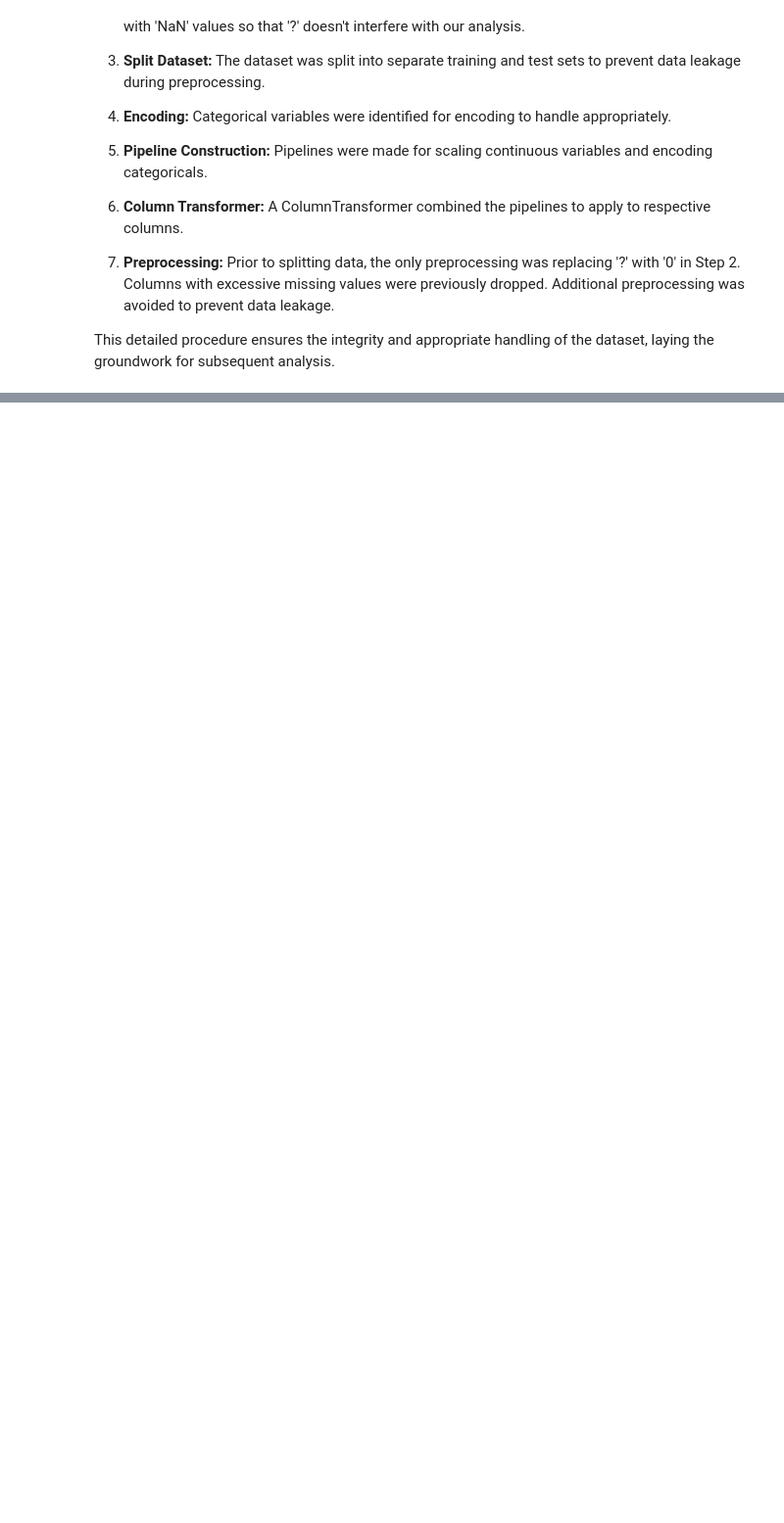
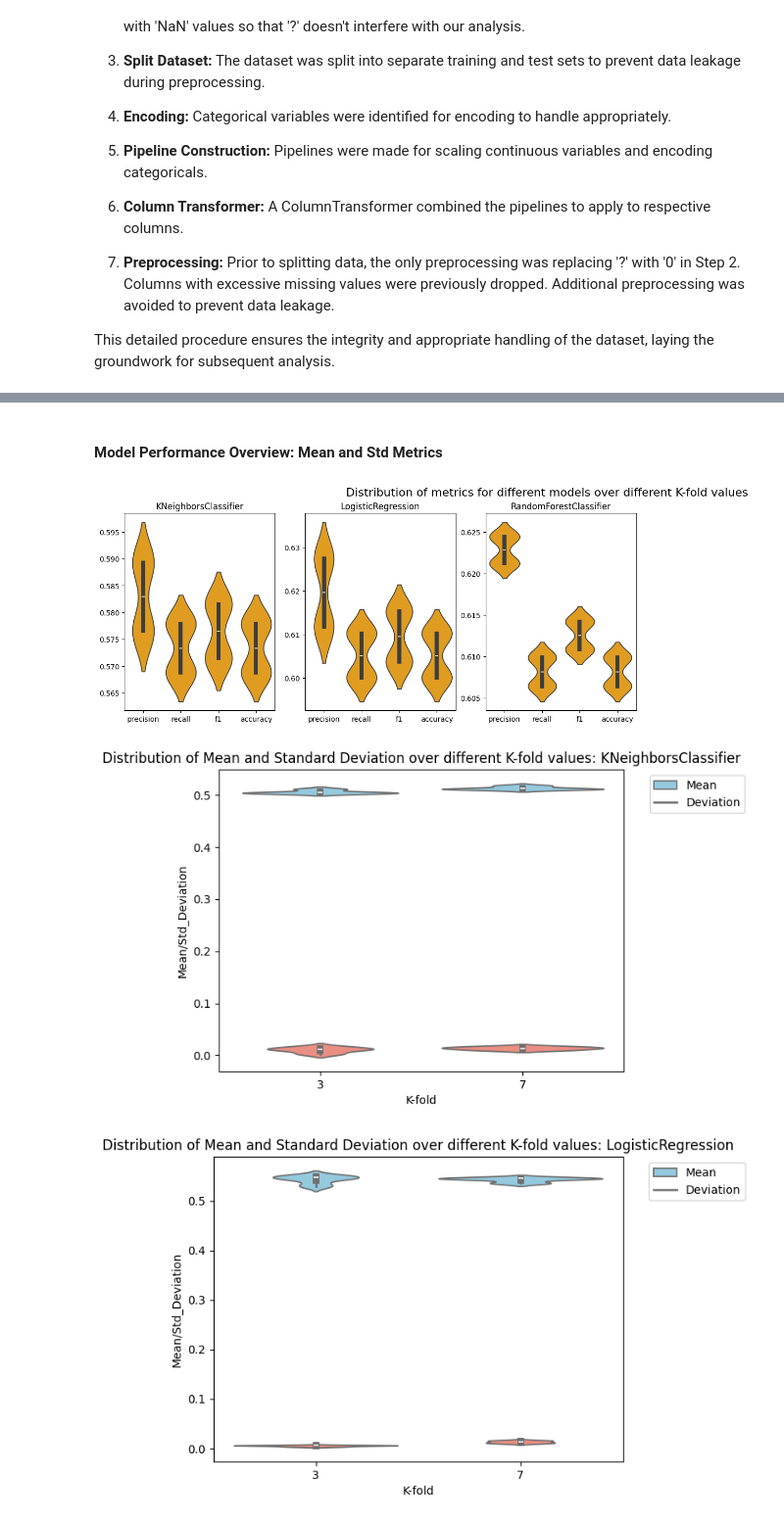
Before and after one commit to 14Richa/Patient-Readmission-Analysis, a Jupyter notebook: Readmission_Predictions.ipynb, the cells around one changed output, grey strips where cells are left out. Shown at 98% size. Drawn from its saved outputs; the diff is of its cells as text; code cells hidden in the pictures; blank space fills up the shorter version.

```diff
--- a/Readmission_Predictions.ipynb
+++ b/Readmission_Predictions.ipynb
@@ -387,0 +531,36 @@ column_tx = ColumnTransformer(transformers=[
+# %% [markdown]
+#### Model Performance Overview: Mean and Std Metrics
+# %%
+import matplotlib.pyplot as plt
+import seaborn as sns
+
+# First set of plots - Metrics across models
+fig = plt.figure(figsize=[22,5])
+
+for i, model in enumerate(models):
+    plt.subplot(1,5,i+1)
+    df = performance_df[performance_df['Model'] == model][['precision', 'recall', 'f1', 'accuracy']]
+    sns.violinplot(data=df ,color="orange")
+    plt.title(f'{models[i]}')
+    # ax.set_title(f'{model}')
+plt.suptitle('Distribution of metrics for different models over different K-fold values', size=16)
+plt.show()
+
+
+
+for i in range(len(models)):
+    df = performance_df[(performance_df.Model==models[i])]
+    if not df.empty:
+        sns.violinplot(x="Splits", y="Mean", data=df, color="skyblue")
+        sns.violinplot(x="Splits", y="StdD", data=df, color="salmon")
+        plt.title(f'Distribution of Mean and Standard Deviation over different K-fold values: {models[i]}')
+        plt.xlabel('K-fold')
+        plt.ylabel('Mean/Std_Deviation')
+        plt.legend(labels=["Mean", "Deviation"], bbox_to_anchor=(1.05, 1.0), loc='upper left')
+        plt.show()
+    else:
+        print(f"No data available for model: {models[i]}")
+# %% [output]
+[figure, added]
+[figure, added]
+[figure, added]
```
Also changed, not shown: parts of 11 cells of this notebook.
